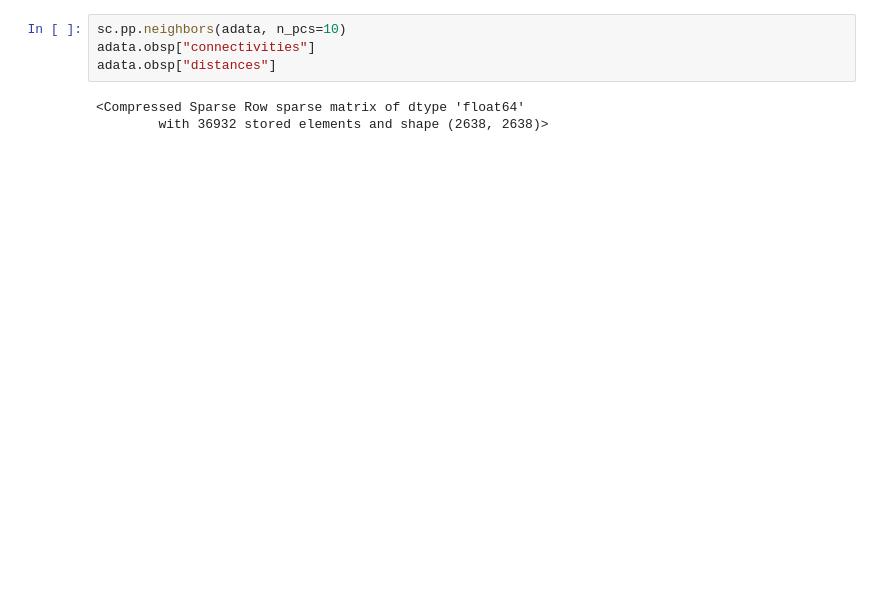
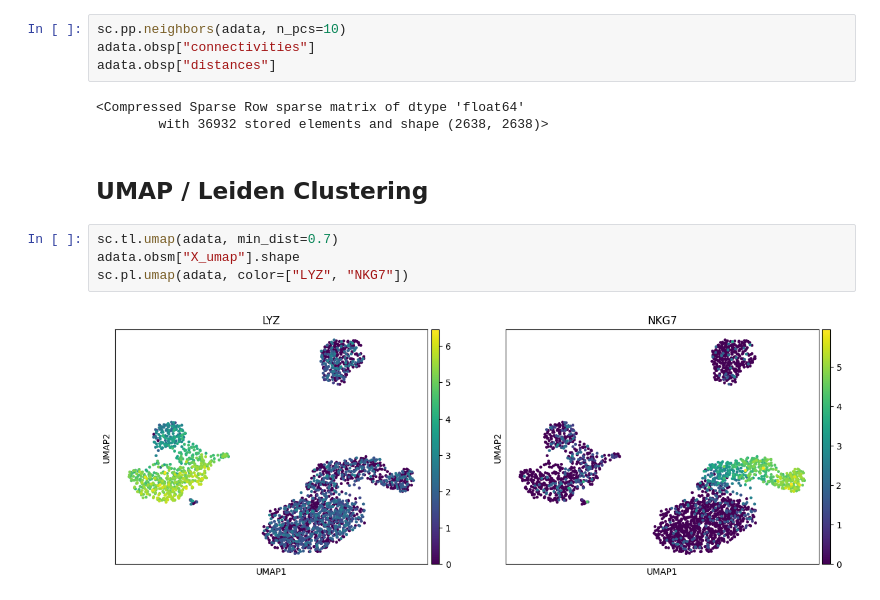
Before and after one commit to AshMurali77/scanpy-exploration, a Jupyter notebook: scanpy-practice.ipynb, the cells around one changed output. Saved outputs shown, nothing was run; the diff lists cells and outputs as text; blank space fills up the shorter version.

Commit message:
clustering done

```diff
--- a/scanpy-practice.ipynb
+++ b/scanpy-practice.ipynb
@@ -110,3 +114,11 @@ adata.obsp["distances"]
 # %% [output]
 <Compressed Sparse Row sparse matrix of dtype 'float64'
         with 36932 stored elements and shape (2638, 2638)>
+# %% [markdown]
+## UMAP / Leiden Clustering
+# %%
+sc.tl.umap(adata, min_dist=0.7)
+adata.obsm["X_umap"].shape
+sc.pl.umap(adata, color=["LYZ", "NKG7"])
+# %% [output]
+[figure, added]
```
Also changed, not shown: parts of 2 cells of this notebook.
